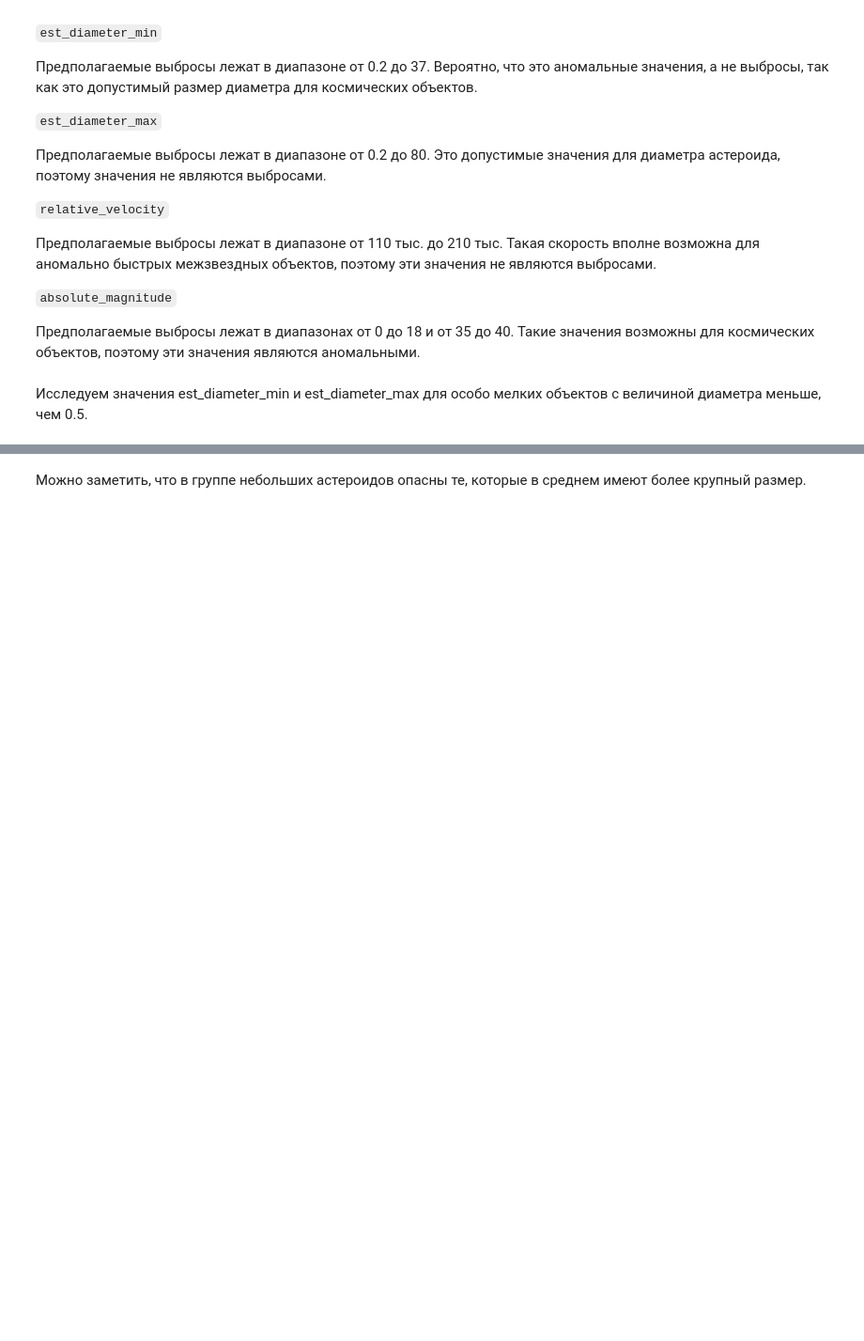
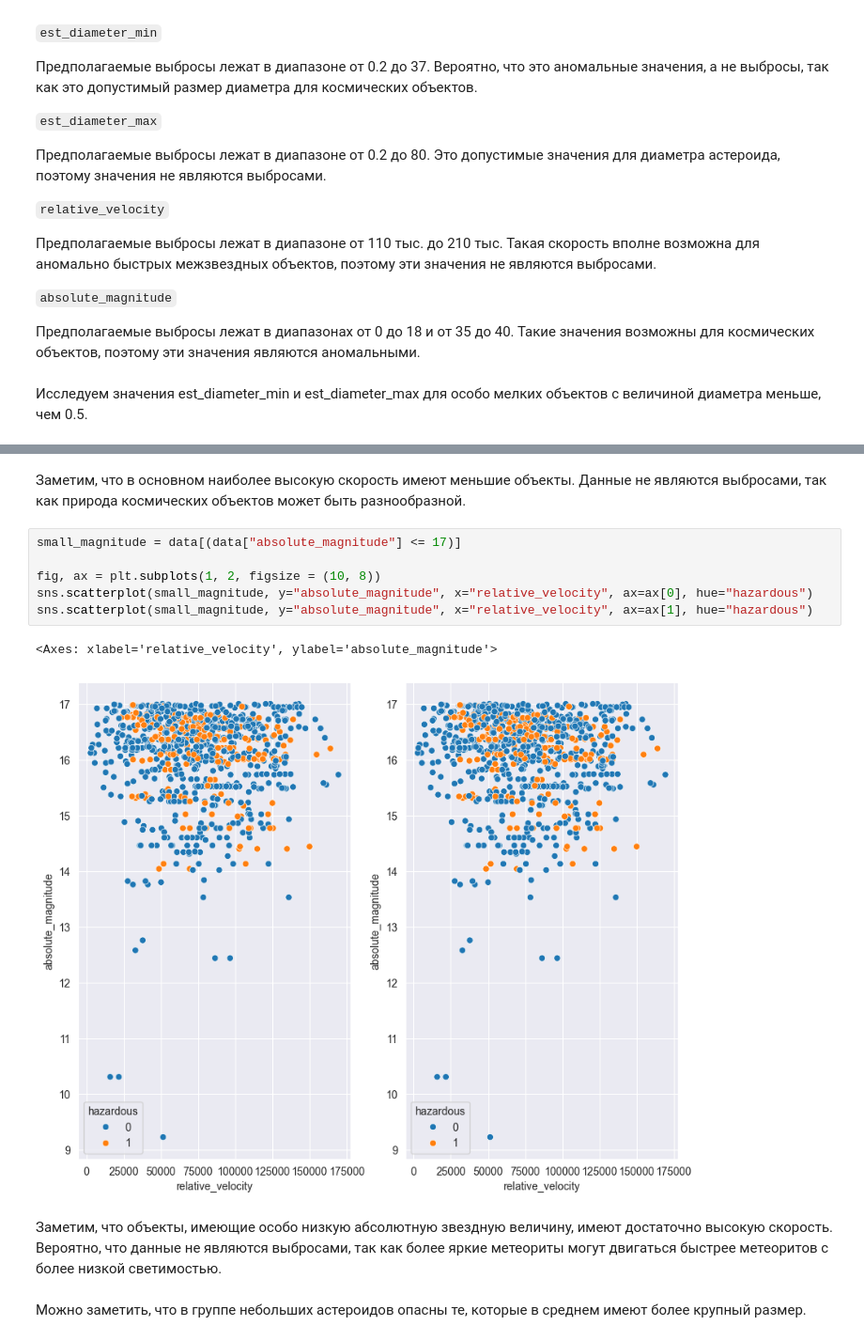
Before and after one commit to stwz13/ml, a Jupyter notebook: lab1_neo.ipynb, the cells around one changed output, grey strips where cells are left out. Shown at 94% size. Drawn from its saved outputs; the diff is of its cells as text; blank space fills up the shorter version.

```diff
--- a/lab1_neo.ipynb
+++ b/lab1_neo.ipynb
@@ -345,2 +345,15 @@ sns.boxplot(small_objects, y="est_diameter_min", ax=ax[1], hue="hazardous")
+# %% [markdown]
+Заметим, что в основном наиболее высокую скорость имеют меньшие объекты. Данные не являются выбросами, так как природа космических объектов может быть разнообразной.
+# %%
+small_magnitude = data[(data["absolute_magnitude"] <= 17)]
+
+fig, ax = plt.subplots(1, 2, figsize = (10, 8))
+sns.scatterplot(small_magnitude, y="absolute_magnitude", x="relative_velocity", ax=ax[0], hue="hazardous")
+sns.scatterplot(small_magnitude, y="absolute_magnitude", x="relative_velocity", ax=ax[1], hue="hazardous")
+# %% [output]
+<Axes: xlabel='relative_velocity', ylabel='absolute_magnitude'>
+[figure, added]
+# %% [markdown]
+Заметим, что объекты, имеющие особо низкую абсолютную звездную величину, имеют достаточно высокую скорость. Вероятно, что данные не являются выбросами, так как более яркие метеориты могут двигаться быстрее метеоритов с более низкой светимостью.
 # %% [markdown]
 Можно заметить, что в группе небольших астероидов опасны те, которые в среднем имеют более крупный размер.
```
Also changed, not shown: parts of 2 cells of this notebook.
